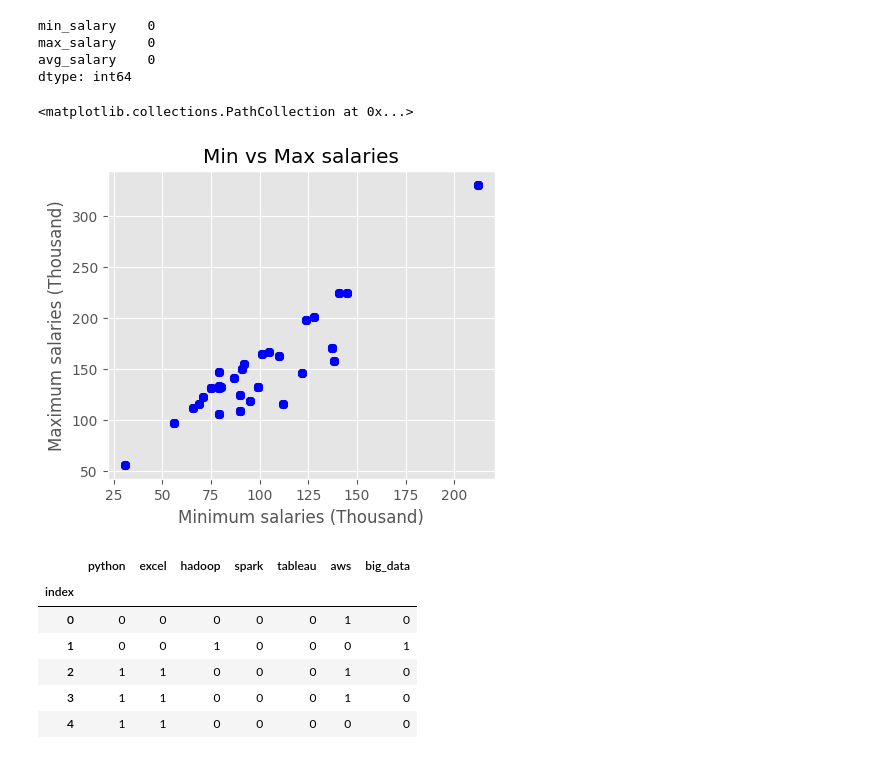
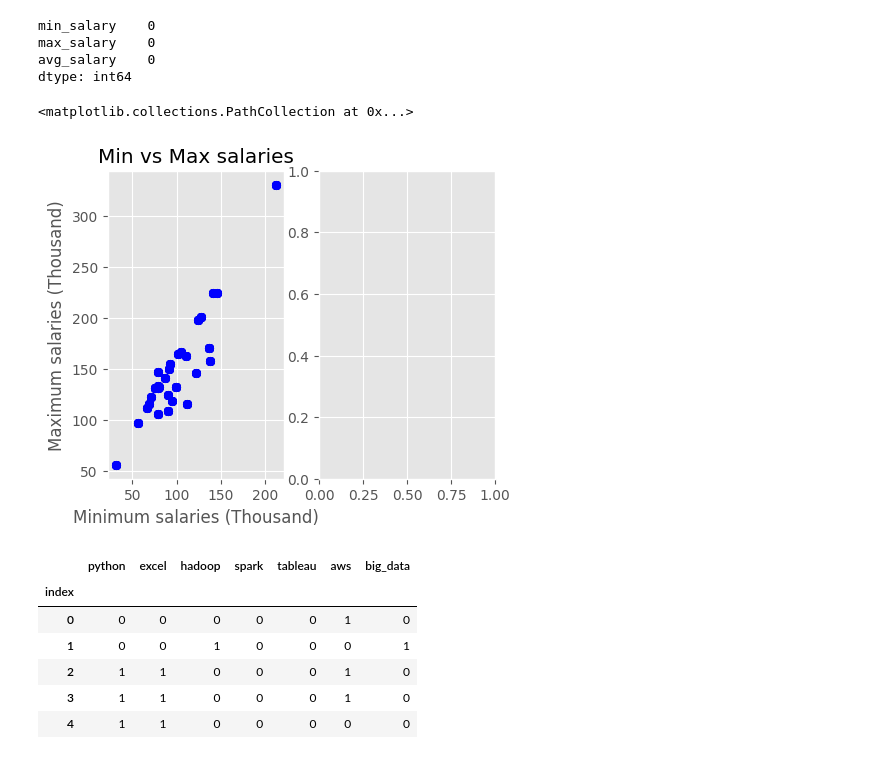
Before and after one commit to AngelX62/Data-Science-Job-Clean, a Jupyter notebook: Data_Science.ipynb, the cells around one changed output. Drawn from its saved outputs; the diff is of its cells as text; code cells hidden in the pictures.

```diff
--- a/Data_Science.ipynb
+++ b/Data_Science.ipynb
@@ -360,15 +352,15 @@ dtype: int64
 # %%
 # Plotting the min and max salaries to see relationship
 #plt.figure(figsize=(5, 4))
 plt.style.use('ggplot')
-fig, ax = plt.subplots(figsize=(5,4))
-ax.set_title('Min vs Max salaries')
-ax.set_xlabel('Minimum salaries (Thousand)')
-ax.set_ylabel('Maximum salaries (Thousand)')
-ax.scatter(df['min_salary'], df['max_salary'], c='b', alpha=0.5)
+fig, ax = plt.subplots(nrows=1, ncols=2, figsize=(5,4))
+ax[0].set_title('Min vs Max salaries')
+ax[0].set_xlabel('Minimum salaries (Thousand)')
+ax[0].set_ylabel('Maximum salaries (Thousand)')
+ax[0].scatter(df['min_salary'], df['max_salary'], c='b', alpha=0.5)
 # %% [output]
 <matplotlib.collections.PathCollection at 0x...>
-[figure, old version]
+[figure, new version]
 # %%
 # Keywords to search for
 key = ['python', 'excel', 'hadoop', 'spark', 'tableau', 'aws', 'big data']
```
Also changed, not shown: parts of 2 cells of this notebook.
